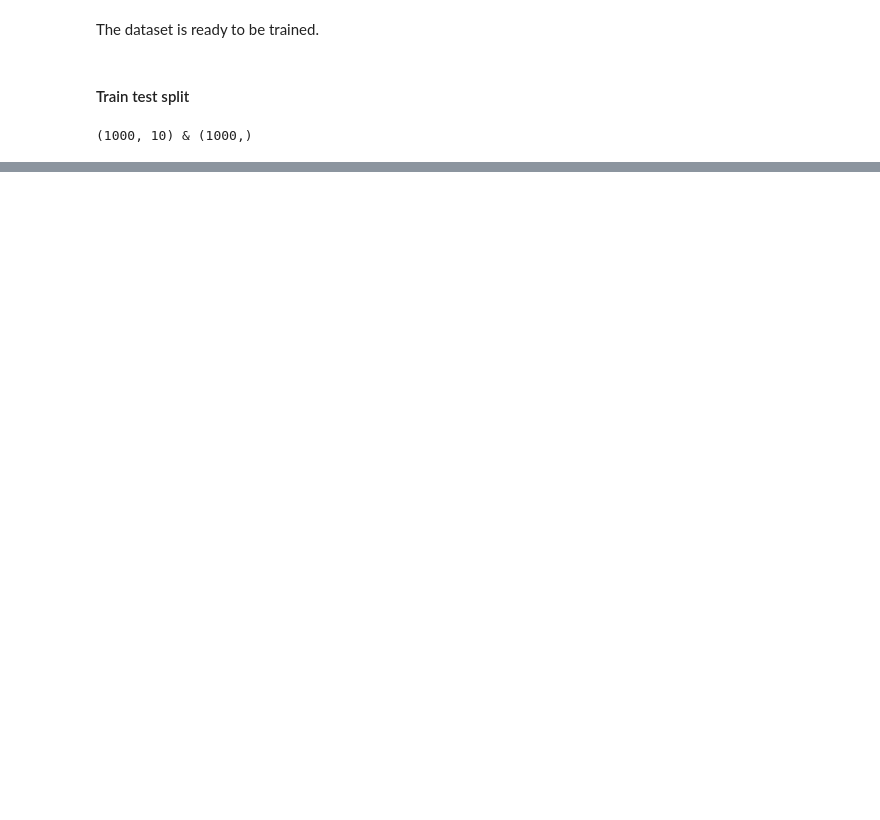
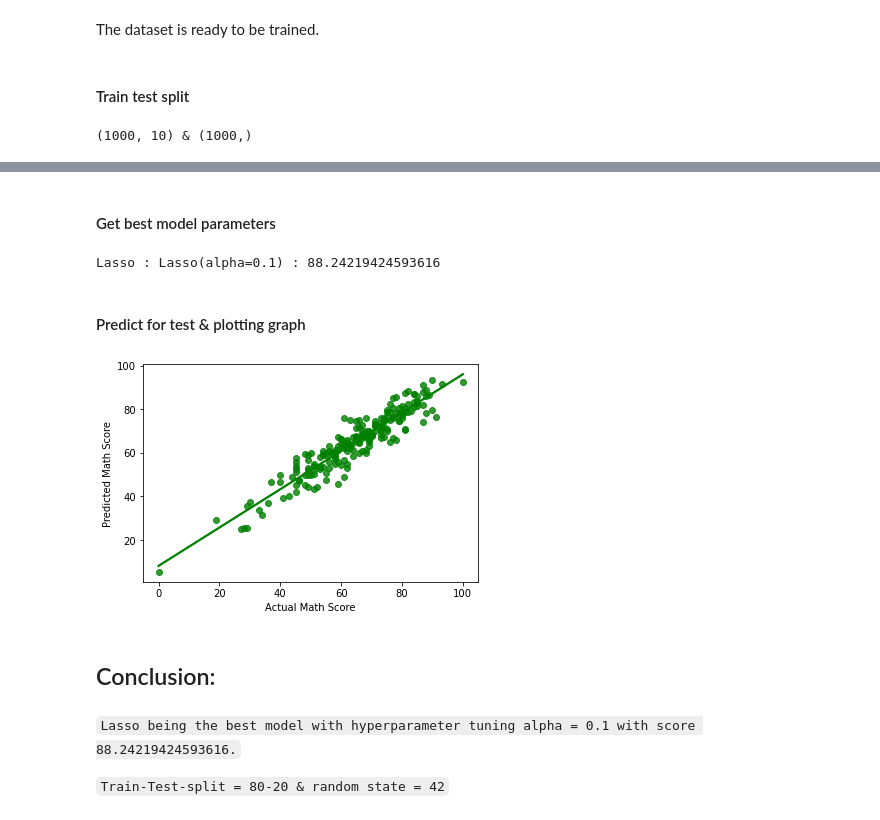
Before and after one commit to Khushiaggarwal710/student-Performance-ML-Project, a Jupyter notebook: notebook/2. MODEL TRAINING.ipynb, the cells around one changed output, grey strips where cells are left out. Saved outputs shown, nothing was run; the diff lists cells and outputs as text; code cells hidden in the pictures; blank space fills up the shorter version.

Commit message:
Notebook Model training updated & src model trainer completed

````diff
--- a/notebook/2. MODEL TRAINING.ipynb
+++ b/notebook/2. MODEL TRAINING.ipynb
@@ -239,3 +239,0 @@ Name: count, dtype: int64
-# %%
-linear_regressor = LinearRegression()
-linear_regressor.fit(X_train,y_train)
@@ -244,4 +239,0 @@ LinearRegression()
-# %%
-y_pred = linear_regressor.predict(X_test)
-score_lr = linear_regressor.score(X_test,y_test)*100
-score_lr
@@ -340,0 +287,21 @@ Linear Regression with the highest score
+# %%
+scores = []
+
+for model_name, mp in model_params.items():
+    clf = GridSearchCV(mp['model'],mp['params'], cv =5, return_train_score = False)
+    clf.fit(X_train,y_train)
+
+    mp['model'].set_params(**clf.best_params_)
+    mp['model'].fit(X_train, y_train)
+
+    y_pred = mp['model'].predict(X_test)
+    r2_score_ = r2_score(y_test, y_pred)
+
+    scores.append(
+        {
+            'model':model_name,
+            'best_score':clf.best_score_ * 100,
+            'best_params':clf.best_params_,
+            'r2_score' : r2_score_ * 100
+        }
+    )
@@ -340,0 +319,31 @@ Linear Regression with the highest score
+# %% [markdown]
+#### Get best model parameters
+# %%
+best_model_score = scores_df.sort_values(by='r2_score',axis=0,ascending=False).iloc[0,3]
+
+# To get best model name from dict
+best_model_name = scores_df.sort_values(by='r2_score',axis=0,ascending=False).iloc[0,0]
+
+best_model = model_params[best_model_name]["model"]
+
+print(f"{best_model_name} : {best_model} : {best_model_score}")
+# %% [output]
+Lasso : Lasso(alpha=0.1) : 88.24219424593616
+# %% [markdown]
+#### Predict for test & plotting graph
+# %%
+y_pred = best_model.predict(X_test)
+
+plt.figure(figsize=(6,4))
+sns.regplot(x=y_test,y=y_pred,color='green',ci=None)
+plt.xlabel('Actual Math Score')
+plt.ylabel('Predicted Math Score')
+plt.show()
+# %% [output]
+[figure, added]
+# %% [markdown]
+## Conclusion:
+# %% [markdown]
+```Lasso being the best model with hyperparameter tuning alpha = 0.1 with score 88.24219424593616.```
+
+```Train-Test-split = 80-20 & random state = 42```
````
Also changed, not shown: parts of 44 cells of this notebook, 4 other files.
